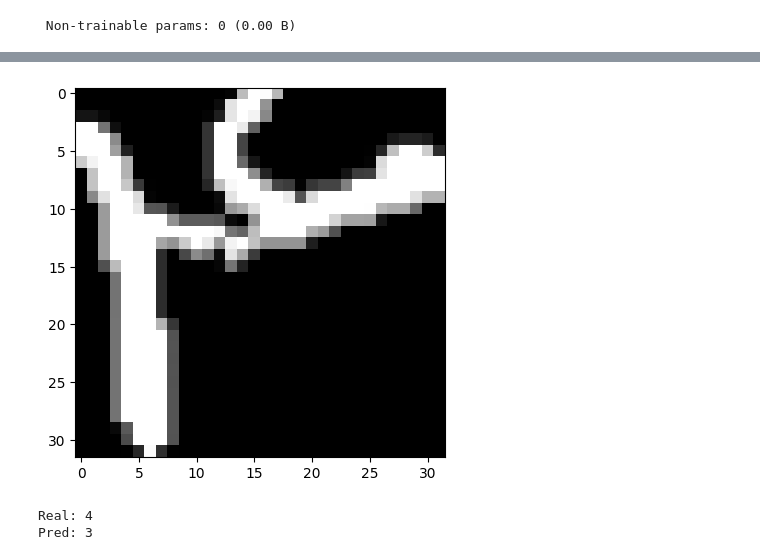
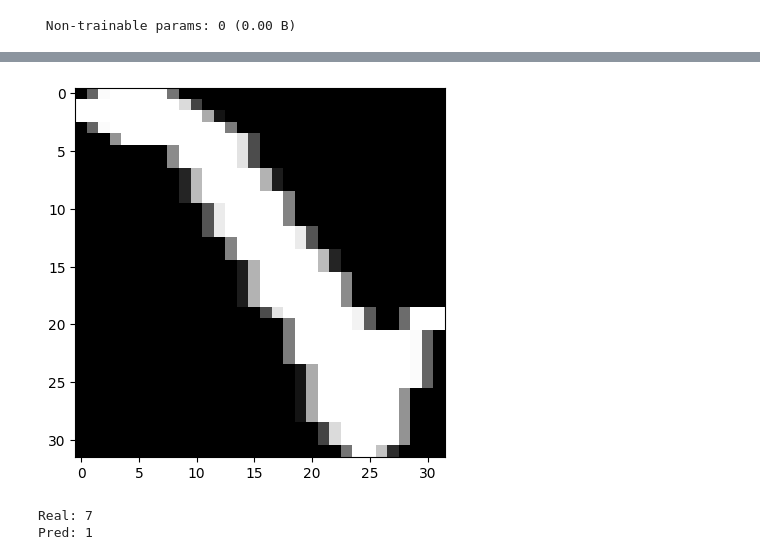
Before and after one commit to rosacraft/Persian-Handwritten-Digit-Recognition, a Jupyter notebook: main.ipynb, the cells around one changed output, grey strips where cells are left out. Saved outputs shown, nothing was run; the diff lists cells and outputs as text; code cells hidden in the pictures.

```diff
--- a/main.ipynb
+++ b/main.ipynb
@@ -265,14 +244,14 @@ print(len(wrong))
 # %%
 # check and see the wrong predicts
 
-i = wrong[0]
+i = wrong[1]
 
 plt.imshow(X_test[i,:,:,0], cmap="gray")
 plt.show()
 
 print("Real:", y_test[i])
 print("Pred:", pred[i])
 # %% [output]
-[figure, old version]
+[figure, new version]
-Real: 4
-Pred: 3
+Real: 7
+Pred: 1
```
Also changed, not shown: parts of 5 cells of this notebook.
